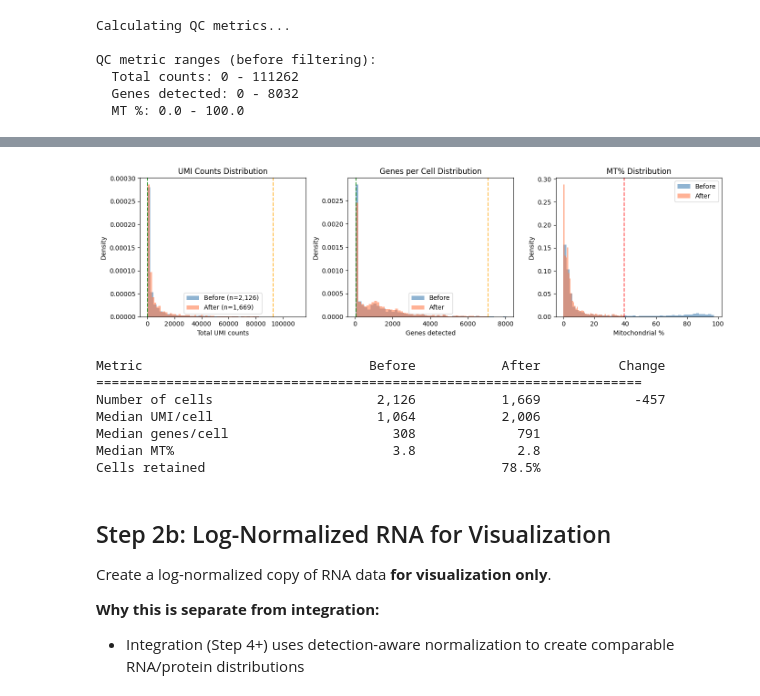
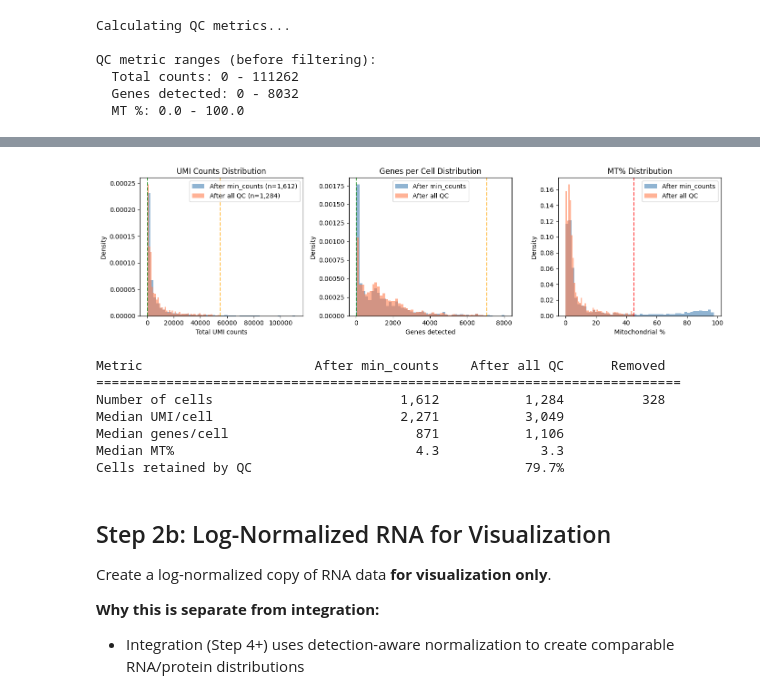
Before and after one commit to smith6jt-cop/maxfuse, a Jupyter notebook: notebooks/1_preprocessing.ipynb, the cells around one changed output, grey strips where cells are left out. Saved outputs shown, nothing was run; the diff lists cells and outputs as text; code cells hidden in the pictures.

```diff
--- a/notebooks/1_preprocessing.ipynb
+++ b/notebooks/1_preprocessing.ipynb
@@ -836,11 +783,11 @@ Threshold Legend:
 # - Empty droplets / low-quality cells (min filters)
 # - Doublets / multiplets (max filters)
 
-MIN_COUNTS = 100      # Minimum UMI counts per cell
-MAX_COUNTS = 92731    # Maximum UMI counts (remove doublets)
-MIN_GENES = 46       # Minimum genes detected per cell
+MIN_COUNTS = 180     # Minimum UMI counts per cell
+MAX_COUNTS = 55000   # Maximum UMI counts (remove doublets)
+MIN_GENES = 10      # Minimum genes detected per cell
 MAX_GENES = 7066     # Maximum genes detected (remove doublets)
-MAX_MT_PCT = 39.5       # Maximum mitochondrial percentage
+MAX_MT_PCT = 45       # Maximum mitochondrial percentage
 
 print(f"Filtering criteria:")
 print(f"  Min UMI counts: {MIN_COUNTS}")
@@ -949,13 +896,17 @@ Final RNA data: (1669, 16050)
 # %%
 # Visualize QC: Before vs After filtering (overlaid distributions)
+# "Before" = cells passing min_counts threshold (starting point for other QC filters)
+# "After" = cells passing ALL filters (min_counts + max_counts + max_genes + MT%)
+
 fig, axes = plt.subplots(1, 3, figsize=(14, 4))
 
-# Filter prefilter data to valid range for fair comparison (same as interactive plot)
+# prefilter_valid: cells from original data that pass MIN_COUNTS threshold
+# This matches "After min_counts filter" from the filtering cell
 prefilter_valid = (
     ~np.isnan(prefilter_counts) &
     ~np.isnan(prefilter_genes) &
     ~np.isnan(prefilter_mt) &
-    (prefilter_counts >= 100)
+    (prefilter_counts >= MIN_COUNTS)
 )
 
 # Colors
@@ -963,61 +914,65 @@ before_color = 'steelblue'
 after_color = 'coral'
 alpha = 0.6
 
-# Plot 1: UMI counts
+# Plot 1: UMI counts distribution
 axes[0].hist(prefilter_counts[prefilter_valid], bins=50, alpha=alpha, color=before_color,
-             label=f'Before (n={prefilter_valid.sum():,})', density=True)
+             label=f'After min_counts (n={prefilter_valid.sum():,})', density=True)
 axes[0].hist(rna_adata.obs['total_counts'], bins=50, alpha=alpha, color=after_color,
-             label=f'After (n={rna_adata.n_obs:,})', density=True)
+             label=f'After all QC (n={rna_adata.n_obs:,})', density=True)
 axes[0].set_xlabel('Total UMI counts')
 axes[0].set_ylabel('Density')
 axes[0].set_title('UMI Counts Distribution')
 axes[0].legend()
-axes[0].axvline(x=MIN_COUNTS, color='green', linestyle='--', alpha=0.7, label=f'Min: {MIN_COUNTS}')
-axes[0].axvline(x=MAX_COUNTS, color='orange', linestyle='--', alpha=0.7, label=f'Max: {MAX_COUNTS}')
+axes[0].axvline(x=MIN_COUNTS, color='green', linestyle='--', alpha=0.7)
+axes[0].axvline(x=MAX_COUNTS, color='orange', linestyle='--', alpha=0.7)
 
-# Plot 2: Genes detected
+# Plot 2: Genes detected distribution
 axes[1].hist(prefilter_genes[prefilter_valid], bins=50, alpha=alpha, color=before_color,
-             label='Before', density=True)
+             label='After min_counts', density=True)
 axes[1].hist(rna_adata.obs['n_genes_by_counts'], bins=50, alpha=alpha, color=after_color,
-             label='After', density=True)
+             label='After all QC', density=True)
 axes[1].set_xlabel('Genes detected')
 axes[1].set_ylabel('Density')
 axes[1].set_title('Genes per Cell Distribution')
 axes[1].legend()
 axes[1].axvline(x=MIN_GENES, color='green', linestyle='--', alpha=0.7)
 axes[1].axvline(x=MAX_GENES, color='orange', linestyle='--', alpha=0.7)
 
-# Plot 3: MT%
+# Plot 3: MT% distribution
 axes[2].hist(prefilter_mt[prefilter_valid], bins=50, alpha=alpha, color=before_color,
-             label='Before', density=True)
+             label='After min_counts', density=True)
 axes[2].hist(rna_adata.obs['pct_counts_mt'], bins=50, alpha=alpha, color=after_color,
-             label='After', density=True)
+             label='After all QC', density=True)
 axes[2].set_xlabel('Mitochondrial %')
 axes[2].set_ylabel('Density')
 axes[2].set_title('MT% Distribution')
 axes[2].legend()
 axes[2].axvline(x=MAX_MT_PCT, color='red', linestyle='--', alpha=0.7)
 
 plt.tight_layout()
 plt.show()
 
 # Summary statistics comparison
-print(f"\n{'Metric':<25} {'Before':>15} {'After':>15} {'Change':>15}")
-print("=" * 70)
-print(f"{'Number of cells':<25} {prefilter_valid.sum():>15,} {rna_adata.n_obs:>15,} {rna_adata.n_obs - prefilter_valid.sum():>+15,}")
-print(f"{'Median UMI/cell':<25} {np.median(prefilter_counts[prefilter_valid]):>15,.0f} {rna_adata.obs['total_counts'].median():>15,.0f}")
-print(f"{'Median genes/cell':<25} {np.median(prefilter_genes[prefilter_valid]):>15,.0f} {rna_adata.obs['n_genes_by_counts'].median():>15,.0f}")
-print(f"{'Median MT%':<25} {np.median(prefilter_mt[prefilter_valid]):>15.1f} {rna_adata.obs['pct_counts_mt'].median():>15.1f}")
-print(f"{'Cells retained':<25} {'':<15} {100*rna_adata.n_obs/prefilter_valid.sum():>14.1f}%")
+n_after_min_counts = prefilter_valid.sum()
+n_after_all_qc = rna_adata.n_obs
+n_removed_by_qc = n_after_min_counts - n_after_all_qc
+
+print(f"\n{'Metric':<25} {'After min_counts':>18} {'After all QC':>15} {'Removed':>12}")
+print("=" * 75)
+print(f"{'Number of cells':<25} {n_after_min_counts:>18,} {n_after_all_qc:>15,} {n_removed_by_qc:>12,}")
+print(f"{'Median UMI/cell':<25} {np.median(prefilter_counts[prefilter_valid]):>18,.0f} {rna_adata.obs['total_counts'].median():>15,.0f}")
+print(f"{'Median genes/cell':<25} {np.median(prefilter_genes[prefilter_valid]):>18,.0f} {rna_adata.obs['n_genes_by_counts'].median():>15,.0f}")
+print(f"{'Median MT%':<25} {np.median(prefilter_mt[prefilter_valid]):>18.1f} {rna_adata.obs['pct_counts_mt'].median():>15.1f}")
+print(f"{'Cells retained by QC':<25} {'':<18} {100*n_after_all_qc/n_after_min_counts:>14.1f}%")
 # %% [output]
-[figure, old version]
+[figure, new version]
-Metric                             Before           After          Change
-======================================================================
-Number of cells                     2,126           1,669            -457
-Median UMI/cell                     1,064           2,006
-Median genes/cell                     308             791
-Median MT%                            3.8             2.8
-Cells retained                                      78.5%
+Metric                      After min_counts    After all QC      Removed
+===========================================================================
+Number of cells                        1,612           1,284          328
+Median UMI/cell                        2,271           3,049
+Median genes/cell                        871           1,106
+Median MT%                               4.3             3.3
+Cells retained by QC                                   79.7%
 # %% [markdown]
 ## Step 2b: Log-Normalized RNA for Visualization
 
```
Also changed, not shown: parts of 17 cells of this notebook, 4 other files.
